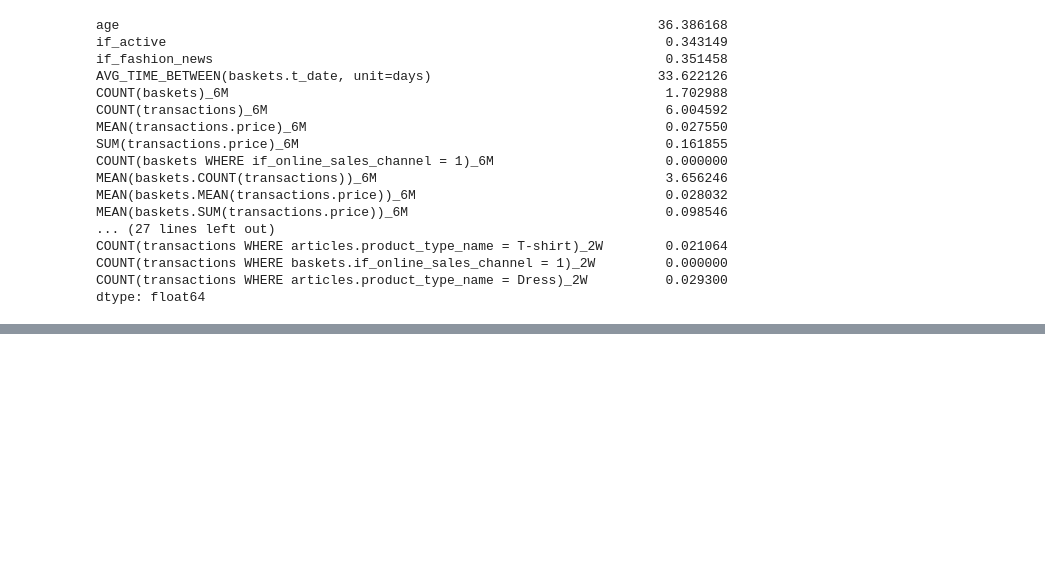
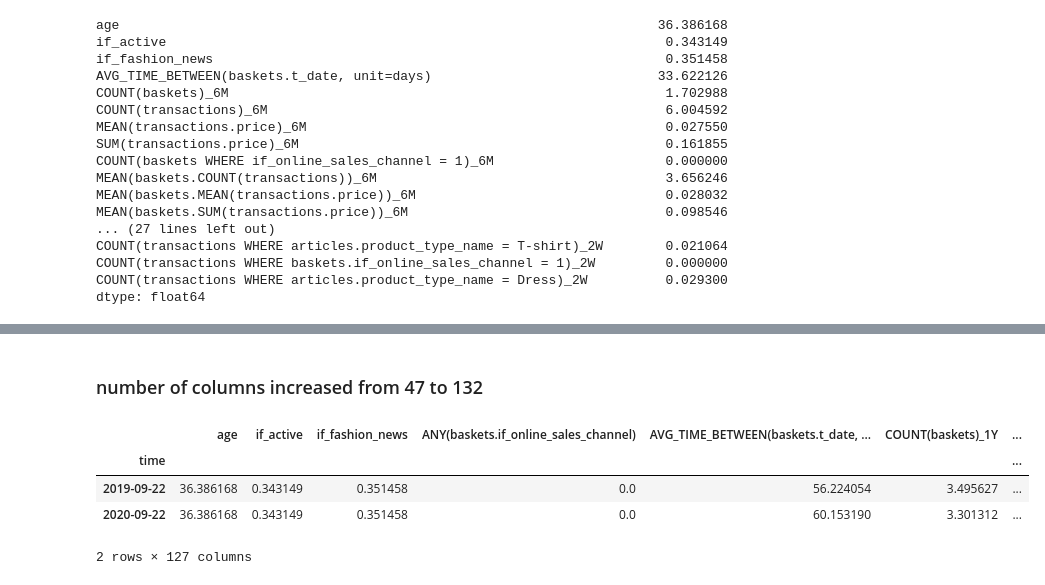
Before and after one commit to adrian-dembek/kaggle-hm-kedro, a Jupyter notebook: kedro/notebooks/feature_store_check.ipynb, the cells around one changed output, grey strips where cells are left out. Cells and saved outputs as stored; diff of their text form; code cells hidden in the pictures; blank space fills up the shorter version.

```diff
--- a/kedro/notebooks/feature_store_check.ipynb
+++ b/kedro/notebooks/feature_store_check.ipynb
@@ -65,0 +80,12 @@ dtype: float64
+# %% [markdown]
+### number of columns increased from 47 to 132
+# %%
+pd.set_option('display.max_rows', 500)
+customer_fs_extended_report = pd.DataFrame(customers_fs_extended.groupby('time').mean())
+customer_fs_extended_report
+# %% [output]
+|  | age | if_active | if_fashion_news | ANY(baskets.if_online_sales_channel) | AVG_TIME_BETWEEN(baskets.t_date, ... | COUNT(baskets)_1Y | ... |
+| time |  |  |  |  |  |  | ... |
+| 2019-09-22 | 36.386168 | 0.343149 | 0.351458 | 0.0 | 56.224054 | 3.495627 | ... |
+| 2020-09-22 | 36.386168 | 0.343149 | 0.351458 | 0.0 | 60.153190 | 3.301312 | ... |
+2 rows × 127 columns
```
Also changed, not shown: parts of 5 cells of this notebook, 3 other files.
